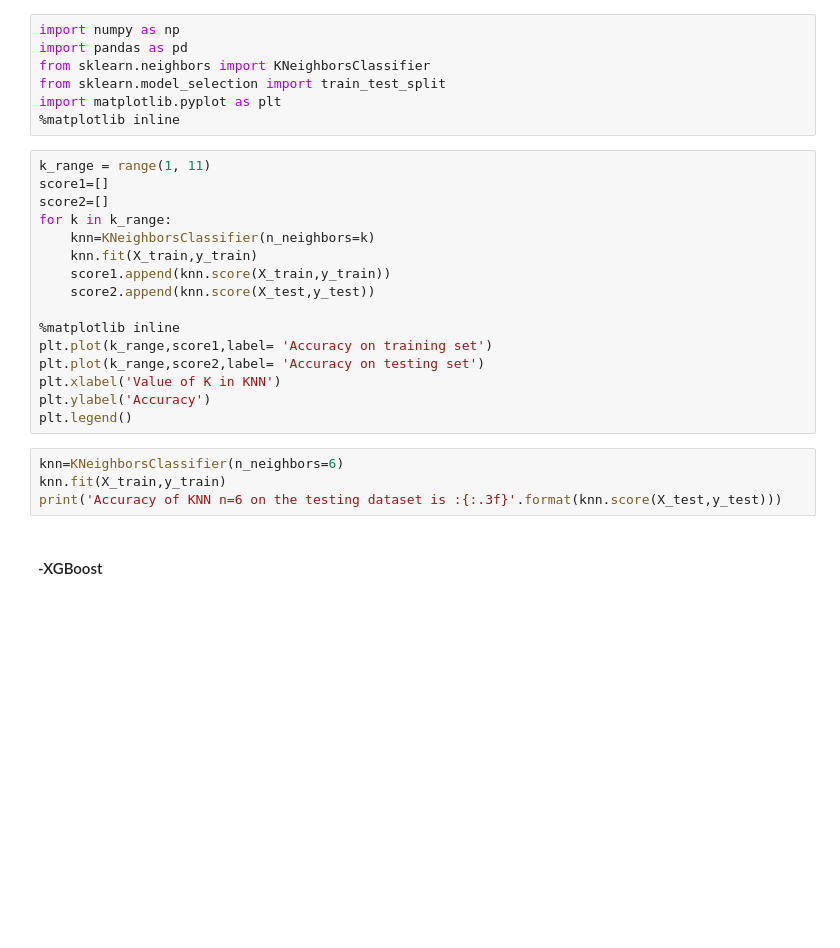
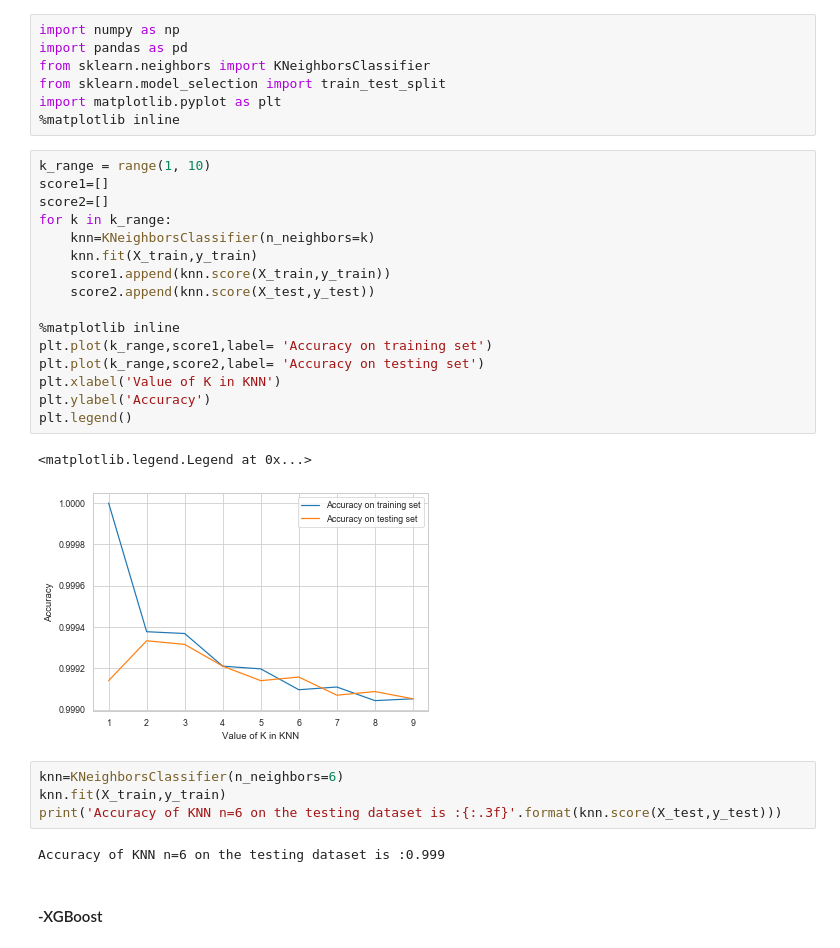
Before and after one commit to abhi18av/fraud_detection, a Jupyter notebook: notebooks/Credit_card_final.ipynb, the cells around one changed output. Saved outputs shown, nothing was run; the diff lists cells and outputs as text; blank space fills up the shorter version.

```diff
--- a/notebooks/Credit_card_final.ipynb
+++ b/notebooks/Credit_card_final.ipynb
@@ -462,25 +466,30 @@ from sklearn.model_selection import train_test_split
 import matplotlib.pyplot as plt
 %matplotlib inline
 # %%
-k_range = range(1, 11)
+k_range = range(1, 10)
 score1=[]
 score2=[]
 for k in k_range:
     knn=KNeighborsClassifier(n_neighbors=k)
     knn.fit(X_train,y_train)
     score1.append(knn.score(X_train,y_train))
     score2.append(knn.score(X_test,y_test))
 
 %matplotlib inline
 plt.plot(k_range,score1,label= 'Accuracy on training set')
 plt.plot(k_range,score2,label= 'Accuracy on testing set')
 plt.xlabel('Value of K in KNN')
 plt.ylabel('Accuracy')
 plt.legend()
+# %% [output]
+<matplotlib.legend.Legend at 0x...>
+[figure, added]
 # %%
 knn=KNeighborsClassifier(n_neighbors=6)
 knn.fit(X_train,y_train)
 print('Accuracy of KNN n=6 on the testing dataset is :{:.3f}'.format(knn.score(X_test,y_test)))
+# %% [output]
+Accuracy of KNN n=6 on the testing dataset is :0.999
 # %% [markdown]
 #### -XGBoost
 # %%
```
Also changed, not shown: parts of 12 cells of this notebook.
